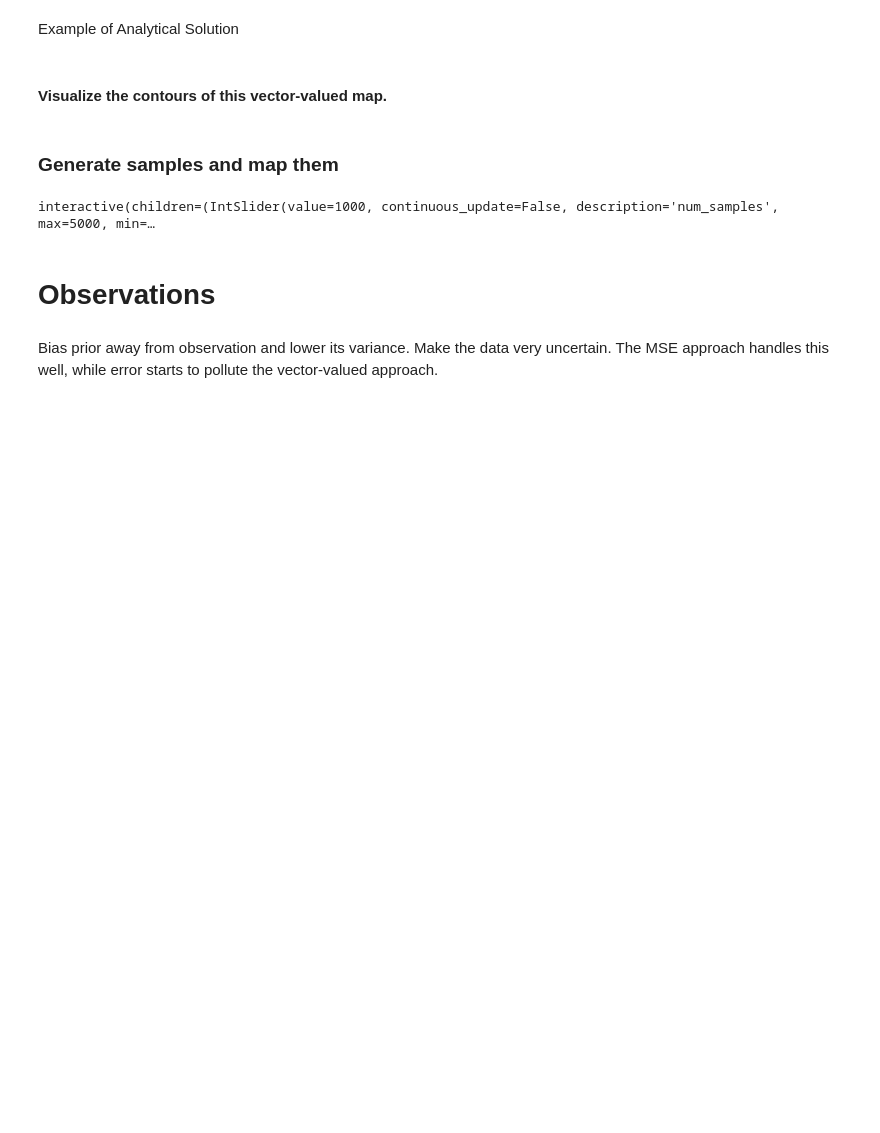
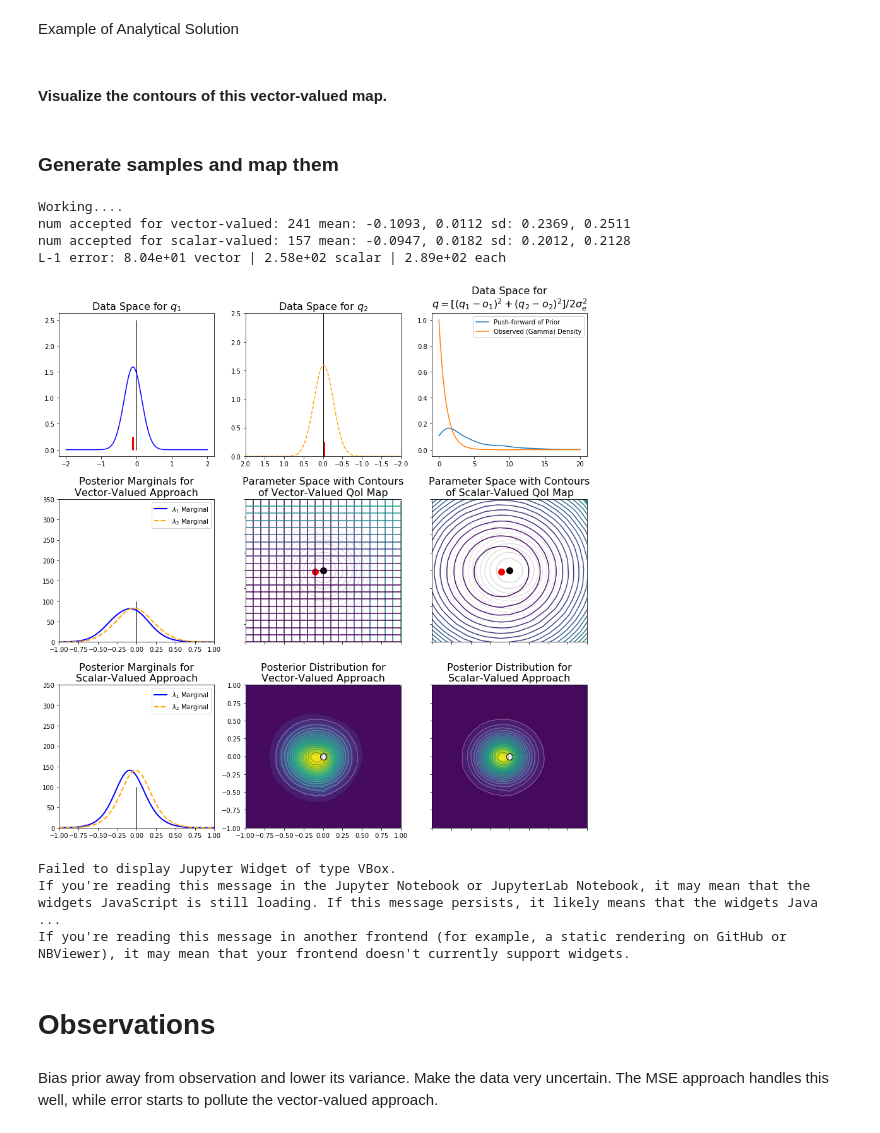
Before and after one commit to mpilosov/ConsistentBayes, a Jupyter notebook: examples/Skewness_Vector_vs_Scalar-Valued.ipynb, the cells around one changed output. Cells and saved outputs as stored; diff of their text form; code cells hidden in the pictures; blank space fills up the shorter version.

```diff
--- a/examples/Skewness_Vector_vs_Scalar-Valued.ipynb
+++ b/examples/Skewness_Vector_vs_Scalar-Valued.ipynb
@@ -305,21 +371,41 @@ def compare(num_samples=5000, skew=1, prior_x=0.0, prior_y=0.0, prior_std = 1.0,
 # %%
 colormaps = ['viridis', 'plasma', 'inferno', 'magma', 'jet',
              'Greys', 'Purples', 'Blues', 'Greens', 'Oranges', 'Reds',
-            'YlOrBr', 'YlOrRd', 'OrRd', 'PuRd', 'RdPu', 'BuPu',
-            'GnBu', 'PuBu', 'YlGnBu', 'PuBuGn', 'BuGn', 'YlGn']
+            'YlOrBr', 'YlOrRd', 'PuRd', 'RdPu', 'BuPu', 'GnBu', 'YlGnBu']
 
-out = wd.interact(compare,
-            num_samples = wd.IntSlider(value=1000, min=100, max=5000, step=100, continuous_update=False),
-            skew = wd.FloatSlider(value=1.0, min=1.0, max=2.0, step=0.05, continuous_update=False),
-            prior_x = wd.FloatSlider(value=0.0, min=-0.25, max=0.25, step=0.05, continuous_update=False),
-            prior_y = wd.FloatSlider(value=0.0, min=-0.25, max=0.25, step=0.05, continuous_update=False),
-            prior_std = wd.FloatSlider(value=0.5, min=0.5, max=1.0, step=0.05, continuous_update=False),
-            data_std = wd.FloatSlider(value=0.25, min=0.05, max=0.5, step=0.01, continuous_update=False),
-            color_map = wd.Dropdown(value='jet', options=colormaps),
-            num_levels = wd.IntSlider(value=40, min=20, max=100, step=5, continuous_update=False),
-            seed = wd.IntSlider(value=0, min=0, max=1000, step=1, continuous_update=False) )
+out = wd.interactive(compare,
+            num_samples = wd.IntSlider(value=1000, min=100, max=5000, step=100, continuous_update=False, description=r'N'),
+            skew = wd.FloatSlider(value=1.0, min=1.0, max=2.0, step=0.05, continuous_update=False, description=r'skewness', orientation='horizontal'),
+            prior_x = wd.FloatSlider(value=0.0, min=-0.25, max=0.25, step=0.05, continuous_update=False, description=r'$\mu_{\lambda_1}$'),
+            prior_y = wd.FloatSlider(value=0.0, min=-0.25, max=0.25, step=0.05, continuous_update=False, description=r'$\mu_{\lambda_2}$'),
+            prior_std = wd.FloatSlider(value=0.5, min=0.5, max=1.0, step=0.05, continuous_update=False, description=r'$\sigma_\lambda$'),
+            data_std = wd.FloatSlider(value=0.25, min=0.05, max=0.5, step=0.01, continuous_update=False, description=r'$\sigma_e$'),
+            color_map = wd.Dropdown(value='viridis', options=colormaps, description=r'color map'),
+            num_levels = wd.IntSlider(value=40, min=10, max=50, step=5, continuous_update=False, description=r'colors'),
+            seed = wd.IntSlider(value=0, min=0, max=1000, step=1, continuous_update=False, description=r'seed', orientation='horizontal') )
+
+children = out.children
+seed = children[8] # widget handle for convenience
+skew = children[1]
+gui_2 = wd.VBox([children[7], children[6], wd.Label(r'Change the Conditioning and Data Value Below'), skew, seed])
+gui_1 = wd.VBox([children[0], children[2], children[3], children[4], children[5]])
+gui = wd.HBox([gui_1, gui_2])
+# gui_list = wd.VBox([children[i] for i in range(9)])
-# %% [output]
-interactive(children=(IntSlider(value=1000, continuous_update=False, description='num_samples', max=5000, min=…
+# %%
+# %%capture output
+# # out = wd.interact(compare)
+box = wd.VBox([gui, children[-1]])
+seed.value = 2 # move the seed to trigger a run
+box
+# %% [output]
+Working....
+num accepted for vector-valued: 241 mean: -0.1093, 0.0112 sd: 0.2369, 0.2511
+num accepted for scalar-valued: 157 mean: -0.0947, 0.0182 sd: 0.2012, 0.2128
+L-1 error: 8.04e+01 vector | 2.58e+02 scalar | 2.89e+02 each
+[figure, added]
+Failed to display Jupyter Widget of type VBox.
+If you're reading this message in the Jupyter Notebook or JupyterLab Notebook, it may mean that the widgets JavaScript is still loading. If this message persists, it likely means that the widgets Java ...
+If you're reading this message in another frontend (for example, a static rendering on GitHub or NBViewer), it may mean that your frontend doesn't currently support widgets.
 # %% [markdown]
 # Observations
 # %% [markdown]
```
Also changed, not shown: parts of 4 cells of this notebook, 2 other files.
